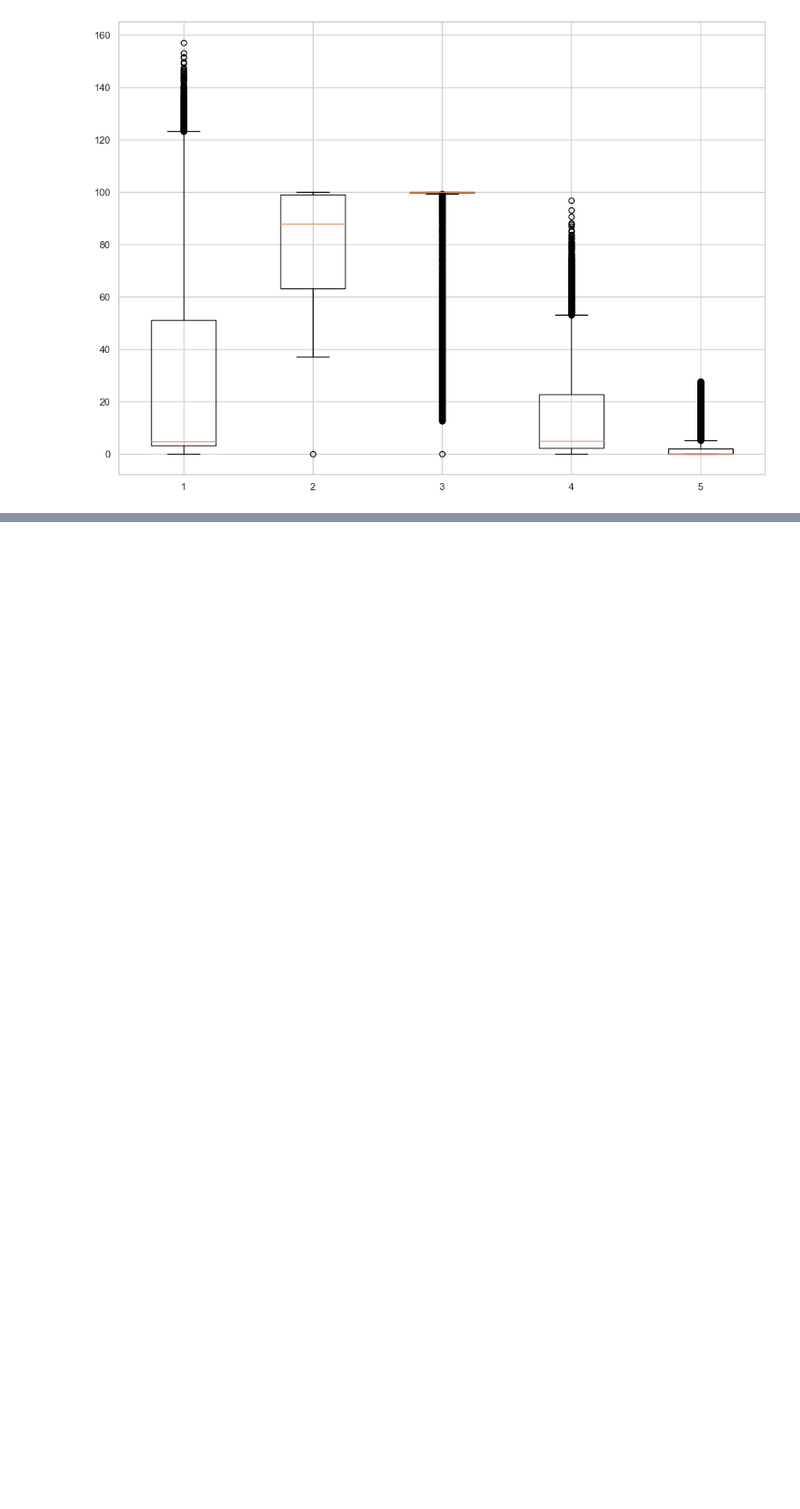
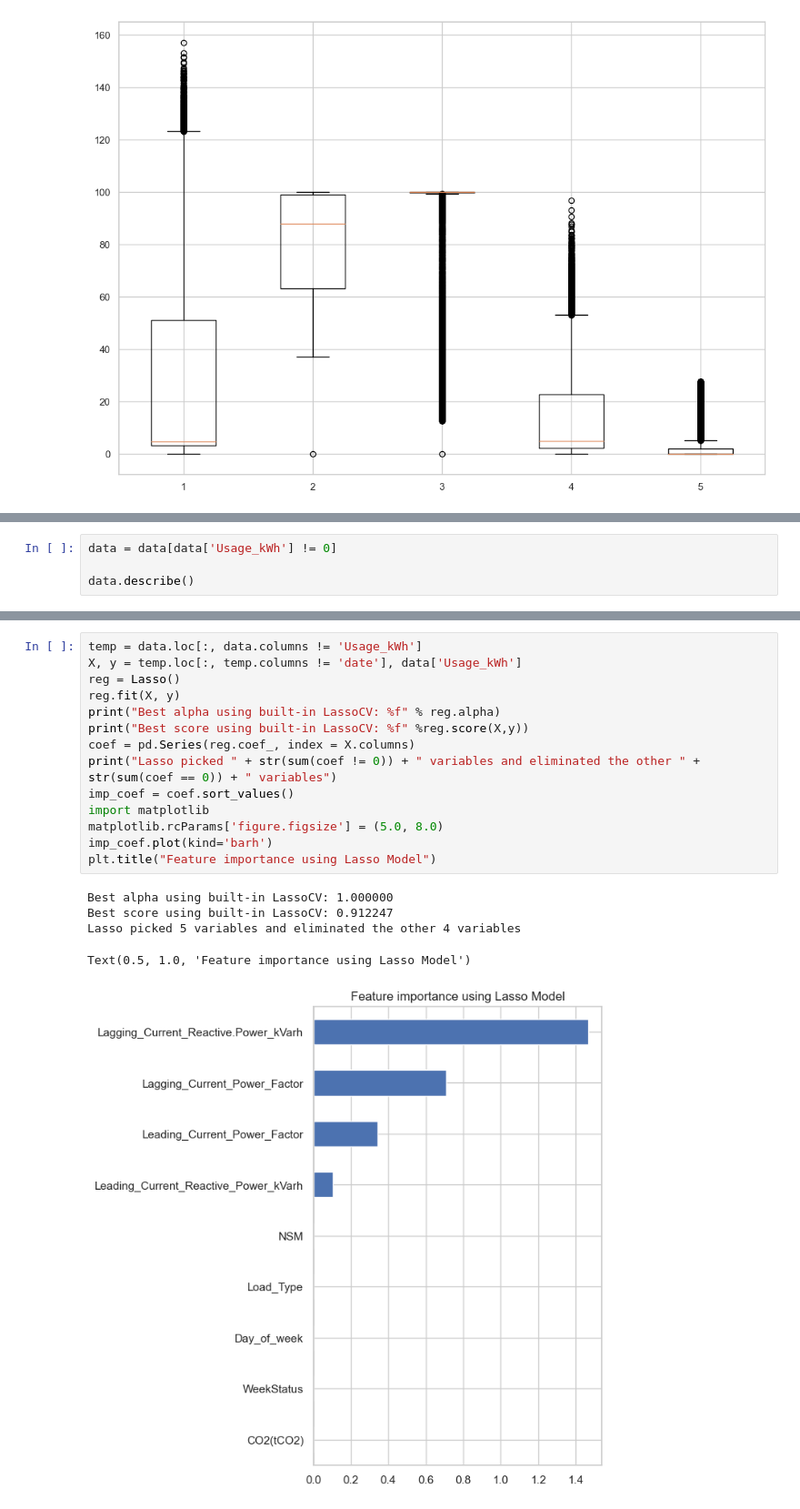
Before and after one commit to tea561/ML, a Jupyter notebook: Projekat1/proj1.ipynb, the cells around one changed output, grey strips where cells are left out. Shown at 91% size. Saved outputs shown, nothing was run; the diff lists cells and outputs as text; blank space fills up the shorter version.

Commit message:
update projekat1 - razliciti modeli regresije

```diff
--- a/Projekat1/proj1.ipynb
+++ b/Projekat1/proj1.ipynb
@@ -236,0 +374,4 @@ ax.boxplot([data['Usage_kWh'], data['Lagging_Current_Power_Factor'], data['Leadi
+# %%
+data = data[data['Usage_kWh'] != 0]
+
+data.describe()
@@ -236,0 +554,20 @@ ax.boxplot([data['Usage_kWh'], data['Lagging_Current_Power_Factor'], data['Leadi
+# %%
+temp = data.loc[:, data.columns != 'Usage_kWh']
+X, y = temp.loc[:, temp.columns != 'date'], data['Usage_kWh']
+reg = Lasso()
+reg.fit(X, y)
+print("Best alpha using built-in LassoCV: %f" % reg.alpha)
+print("Best score using built-in LassoCV: %f" %reg.score(X,y))
+coef = pd.Series(reg.coef_, index = X.columns)
+print("Lasso picked " + str(sum(coef != 0)) + " variables and eliminated the other " +  str(sum(coef == 0)) + " variables")
+imp_coef = coef.sort_values()
+import matplotlib
+matplotlib.rcParams['figure.figsize'] = (5.0, 8.0)
+imp_coef.plot(kind='barh')
+plt.title("Feature importance using Lasso Model")
+# %% [output]
+Best alpha using built-in LassoCV: 1.000000
+Best score using built-in LassoCV: 0.912247
+Lasso picked 5 variables and eliminated the other 4 variables
+Text(0.5, 1.0, 'Feature importance using Lasso Model')
+[figure, added]
```
Also changed, not shown: parts of 15 cells of this notebook.
